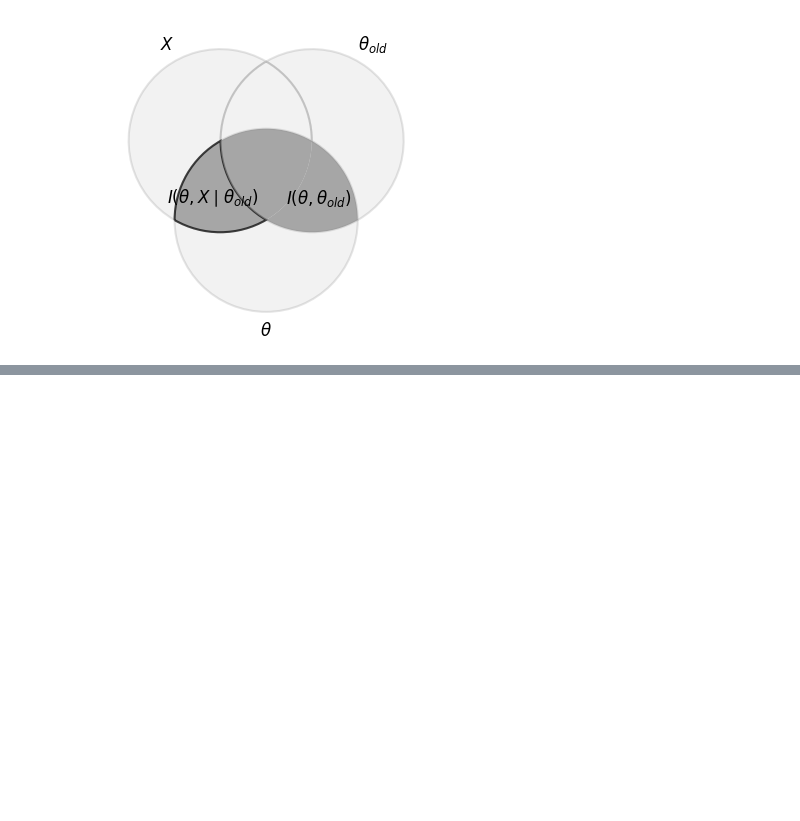
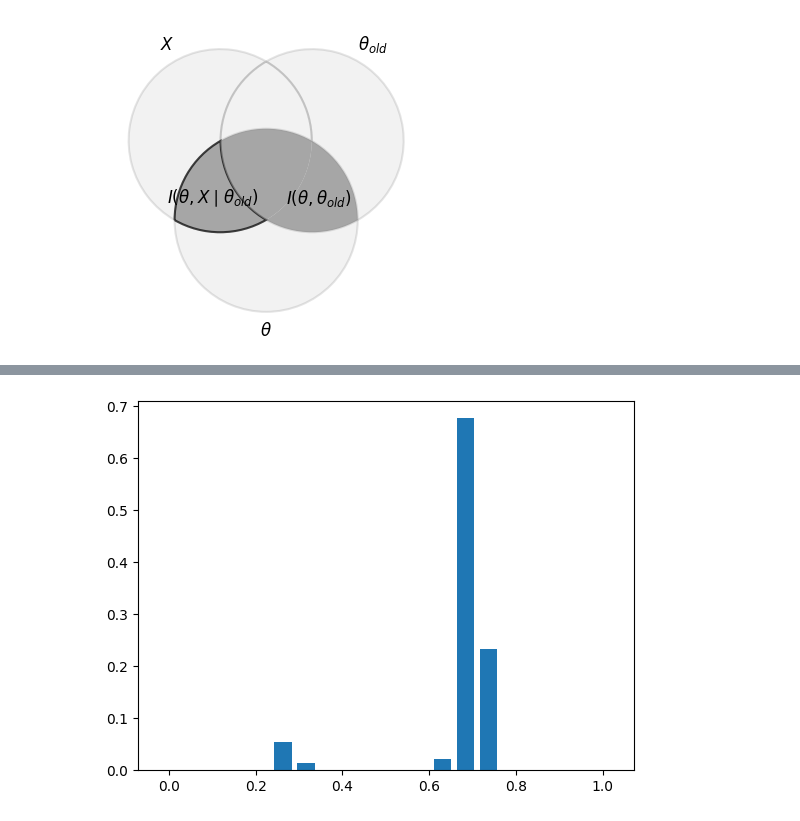
Before and after one commit to mihalybanyai/infomax, a Jupyter notebook: sequential_infomax.ipynb, the cells around one changed output, grey strips where cells are left out. Saved outputs shown, nothing was run; the diff lists cells and outputs as text; code cells hidden in the pictures; blank space fills up the shorter version.

```diff
--- a/sequential_infomax.ipynb
+++ b/sequential_infomax.ipynb
@@ -221,0 +225,5 @@ inf
+# %%
+posterior = gm.posterior([1, 1, 1, 0, 0, 1, 1])
+posterior.plot()
+# %% [output]
+[figure, added]
```
Also changed, not shown: parts of 3 cells of this notebook.
